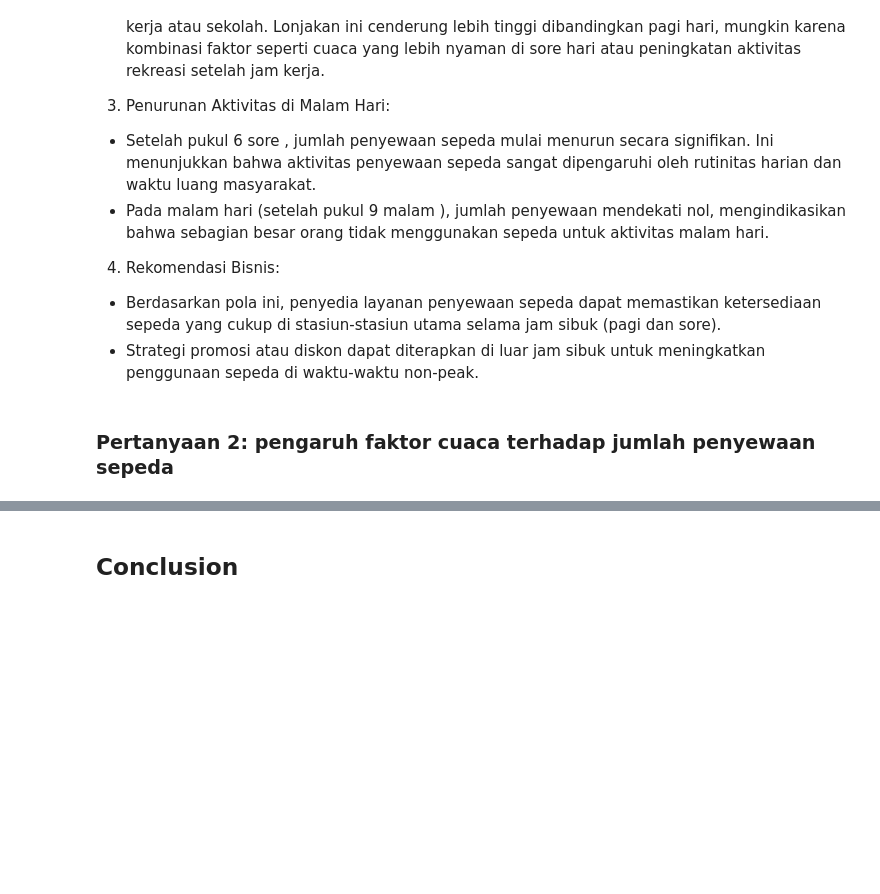
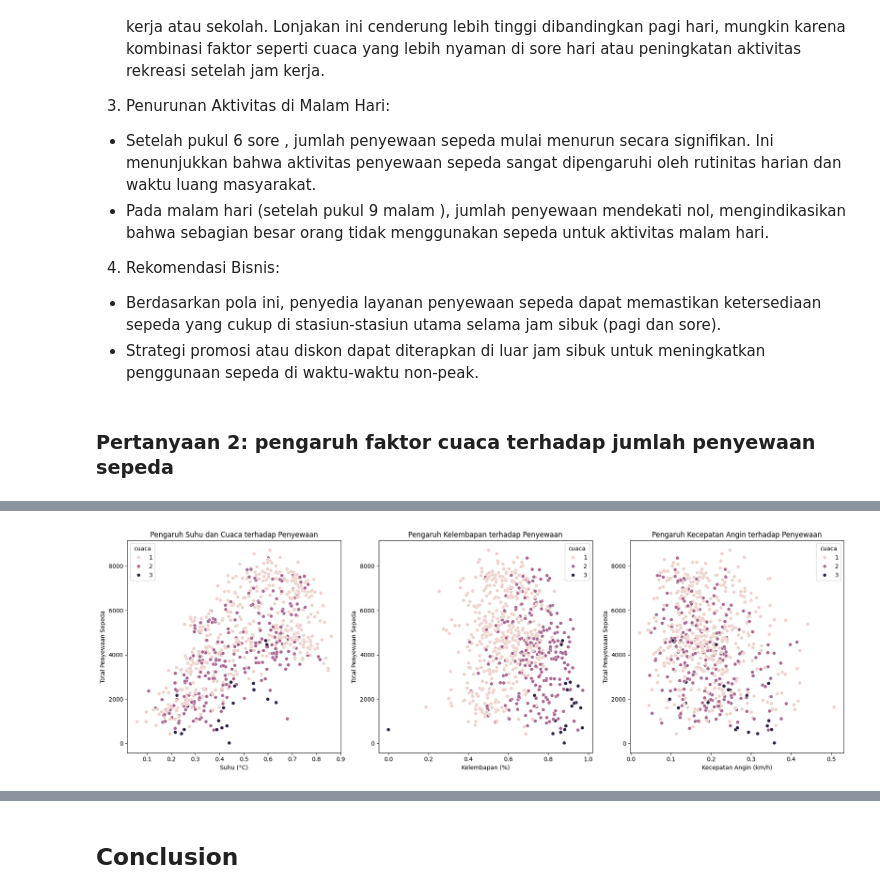
Before and after one commit to wahyupelitajaya/Dicoding-Submission-Analysis-Data, a Jupyter notebook: notebook.ipynb, the cells around one changed output, grey strips where cells are left out. Cells and saved outputs as stored; diff of their text form; code cells hidden in the pictures; blank space fills up the shorter version.

Commit message:
1. Menambahkan visualisasi hubungan antara kelembapan dan kecepatan angin terhadap jumlah penyewaan sepeda. 2. Mengganti Analisis RFM dengan Manual Grouping 3. Memperbarui insight.

```diff
--- a/notebook.ipynb
+++ b/notebook.ipynb
@@ -276,0 +149,29 @@ Frequency vs. Monetary:
+# %%
+# Scatterplot 1: Hubungan antara suhu & cuaca dengan total penyewaan
+plt.figure(figsize=(18, 6))
+
+plt.subplot(1, 3, 1)  # 1 baris, 3 kolom, plot pertama
+sns.scatterplot(x='suhu', y='total_sewa', hue='cuaca', data=df_day)
+plt.title('Pengaruh Suhu dan Cuaca terhadap Penyewaan')
+plt.xlabel('Suhu (°C)')
+plt.ylabel('Total Penyewaan Sepeda')
+
+# Scatterplot 2: Hubungan antara kelembapan dengan total penyewaan
+plt.subplot(1, 3, 2)  # 1 baris, 3 kolom, plot kedua
+sns.scatterplot(x='kelembaban', y='total_sewa', hue='cuaca', data=df_day)
+plt.title('Pengaruh Kelembapan terhadap Penyewaan')
+plt.xlabel('Kelembapan (%)')
+plt.ylabel('Total Penyewaan Sepeda')
+
+# Scatterplot 3: Hubungan antara kecepatan angin dengan total penyewaan
+plt.subplot(1, 3, 3)  # 1 baris, 3 kolom, plot ketiga
+sns.scatterplot(x='kecepatan_angin', y='total_sewa', hue='cuaca', data=df_day)
+plt.title('Pengaruh Kecepatan Angin terhadap Penyewaan')
+plt.xlabel('Kecepatan Angin (km/h)')
+plt.ylabel('Total Penyewaan Sepeda')
+
+# Tampilkan semua plot
+plt.tight_layout()
+plt.show()
+# %% [output]
+[figure, added]
```
Also changed, not shown: parts of 20 cells of this notebook.
